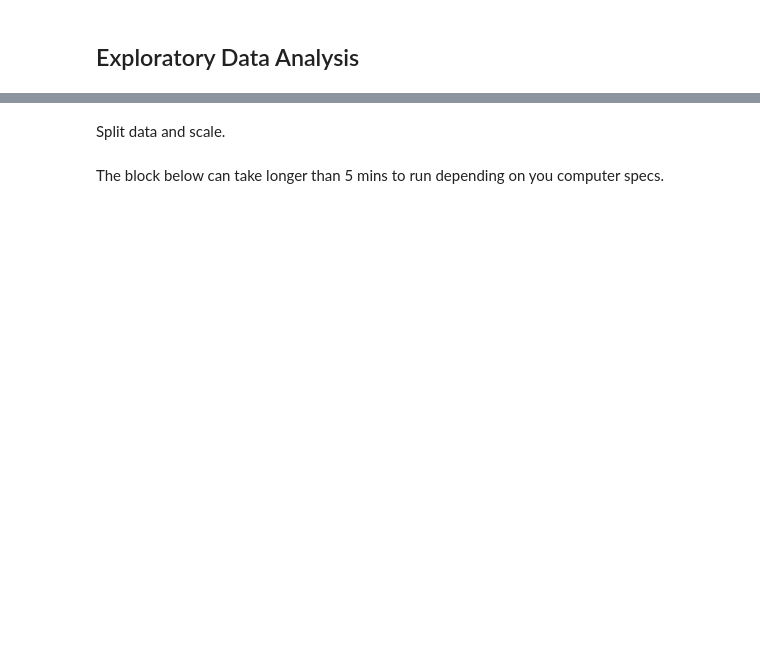
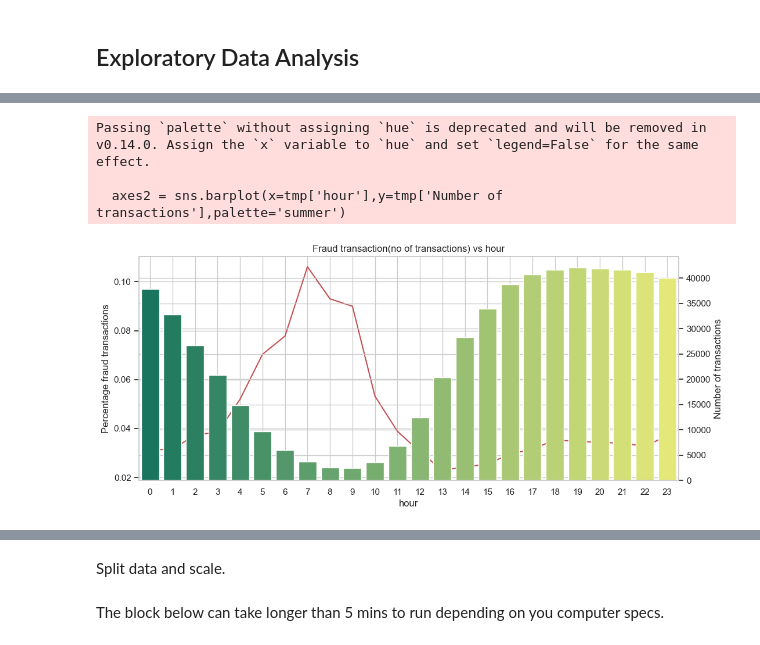
Before and after one commit to ackerman-alex/IDS789_credit_card_fraud_detection, a Jupyter notebook: IDS789_credit_card_fraud_detection.ipynb, the cells around one changed output, grey strips where cells are left out. Drawn from its saved outputs; the diff is of its cells as text; code cells hidden in the pictures; blank space fills up the shorter version.

```diff
--- a/IDS789_credit_card_fraud_detection.ipynb
+++ b/IDS789_credit_card_fraud_detection.ipynb
@@ -62,0 +111,23 @@ plt.show()
+# %%
+train['hour'] = (train['TransactionDT']//(60*60))%24
+tmp = train[['isFraud','hour']].groupby(by=['hour']).mean().reset_index() \
+            .rename(columns={'isFraud':'Percentage fraud transactions'})
+
+tmp_count = train[['TransactionID','hour']].groupby(by=['hour']).count().reset_index() \
+            .rename(columns={'TransactionID':'Number of transactions'})
+tmp = tmp.merge(tmp_count,on=['hour'])
+
+
+
+
+fig, axes = plt.subplots(figsize=(12,5))
+axes = sns.lineplot(x=tmp['hour'],y=tmp['Percentage fraud transactions'],color='r')
+axes2 = axes.twinx()
+axes2 = sns.barplot(x=tmp['hour'],y=tmp['Number of transactions'],palette='summer')
+axes.set_title('Fraud transaction(no of transactions) vs hour')
+plt.show()
+# %% [output]
+Passing `palette` without assigning `hue` is deprecated and will be removed in v0.14.0. Assign the `x` variable to `hue` and set `legend=False` for the same effect.
+
+  axes2 = sns.barplot(x=tmp['hour'],y=tmp['Number of transactions'],palette='summer')
+[figure, added]
```
Also changed, not shown: parts of 16 cells of this notebook, 1 other file.
